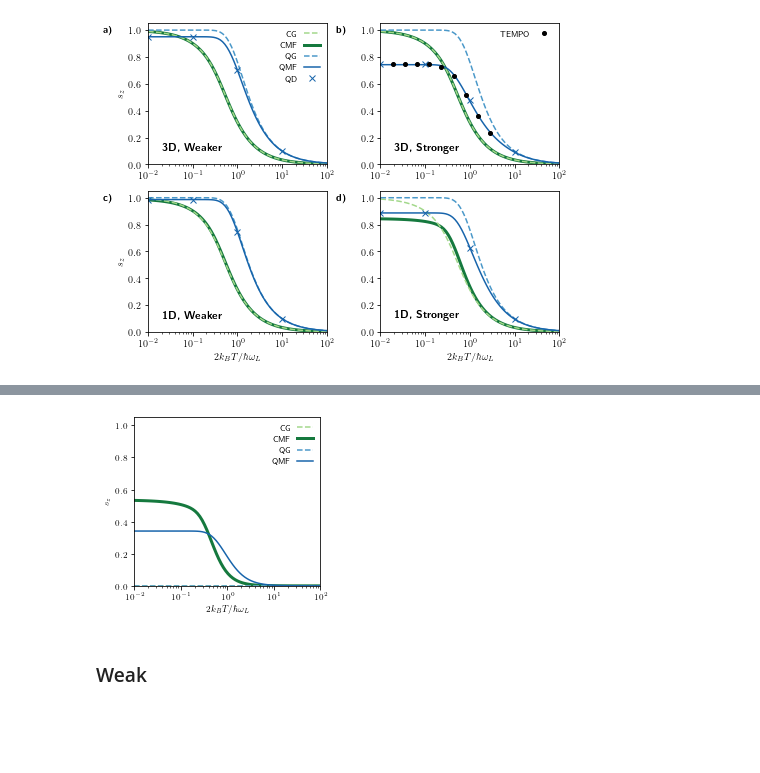
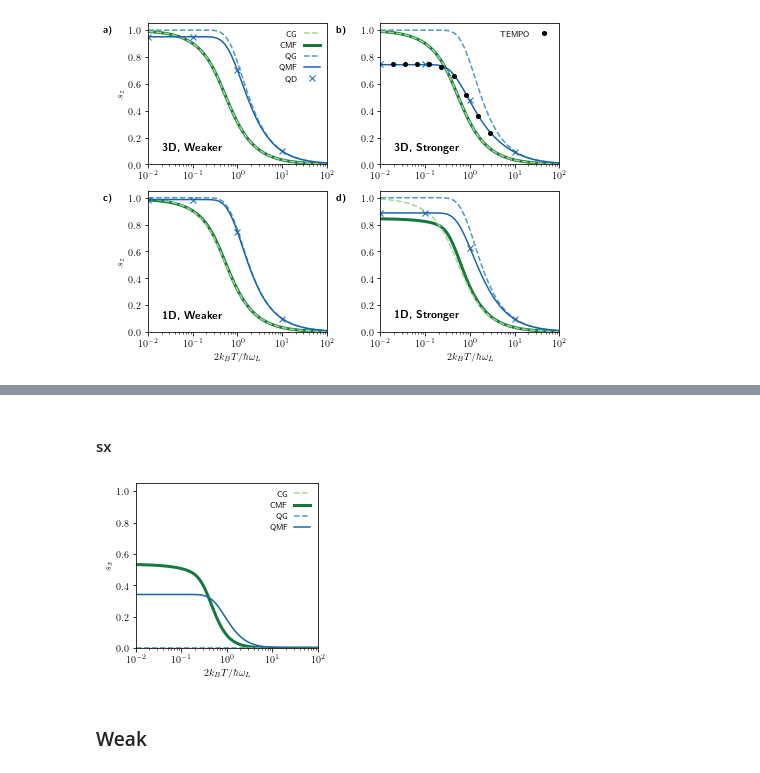
Before and after one commit to quantum-exeter/QuantumSpinDynamics, a Jupyter notebook: plot/plotStatics.ipynb, the cells around one changed output, grey strips where cells are left out. Saved outputs shown, nothing was run; the diff lists cells and outputs as text; code cells hidden in the pictures; blank space fills up the shorter version.

```diff
--- a/plot/plotStatics.ipynb
+++ b/plot/plotStatics.ipynb
@@ -368,32 +368,34 @@ plt.savefig('/Users/charliehogg/Dropbox/PhD/1. 3D Project/Graphs/Paper/sz_T_prmd
+# %% [markdown]
+#### sx ####
 # %%
 fig, ax = plt.subplots(figsize=(3.375, 3))  #size in inches
 
 bcmap = plt.get_cmap('Blues')
 ocmap = plt.get_cmap('YlGn')
 
 ax.set_xlabel("$2k_B T/\hbar\omega_L$")
-ax.set_ylabel("$s_z$")
+ax.set_ylabel("$s_x$")
 ax.set_xlim(1.0e-2, 1.0e2)
 ax.set_ylim(0.0, 1.05)
 
 ##### Data 1D ######
 
 ## Classical ##
 ax.semilogx(dataG_cl[:,0], dataG_cl[:,1], color=ocmap(0.4), linestyle='--', zorder=1, label='CG') # Gibbs
 ax.semilogx(data1D_pi4_prmd_cl[:,0], data1D_pi4_prmd_cl[:,1], color=ocmap(0.8), linestyle='-', linewidth=3, zorder=0, label='CMF') # MFGS
 
 ## Quantum ##
 ax.semilogx(dataG_qu[:,0], dataG_qu[:,1], color=bcmap(0.6), linestyle='--', label='QG') # Gibbs
 ax.semilogx(data1D_pi4_prmd[:,0], data1D_pi4_prmd[:,1], color=bcmap(0.8), label='QMF') # MFGS
 
 ax.legend(ncol=1, loc='upper right', frameon=False, markerfirst=False)
 
 fig.tight_layout(w_pad = 0.5)
 
 plt.savefig('/Users/charliehogg/Dropbox/PhD/1. 3D Project/Graphs/Paper/sx_T_prmd.pdf', dpi=300) # Export for Mac
 # plt.savefig('C://Users//crh222//Dropbox//PhD//1. 3D Project//Graphs//Paper//sz_T_prmd_x.pdf', dpi=300) # Export for Windows
 # %% [output]
-[figure, old version]
+[figure, new version]
 # %% [markdown]
 ### Weak
 # %%
```
Also changed, not shown: parts of 7 cells of this notebook.
